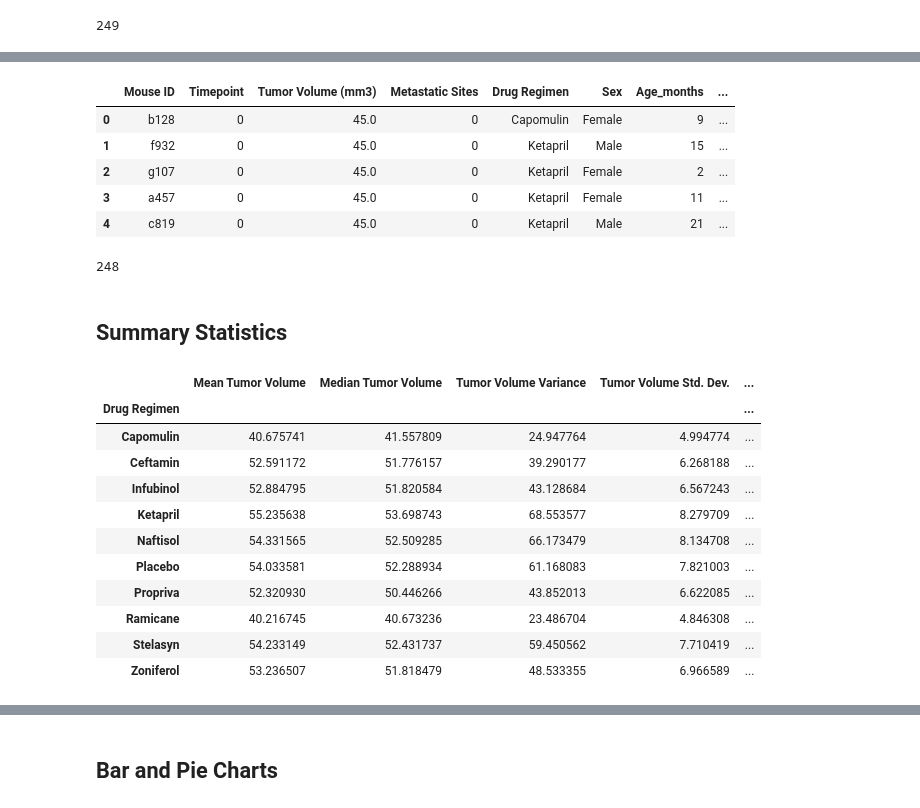
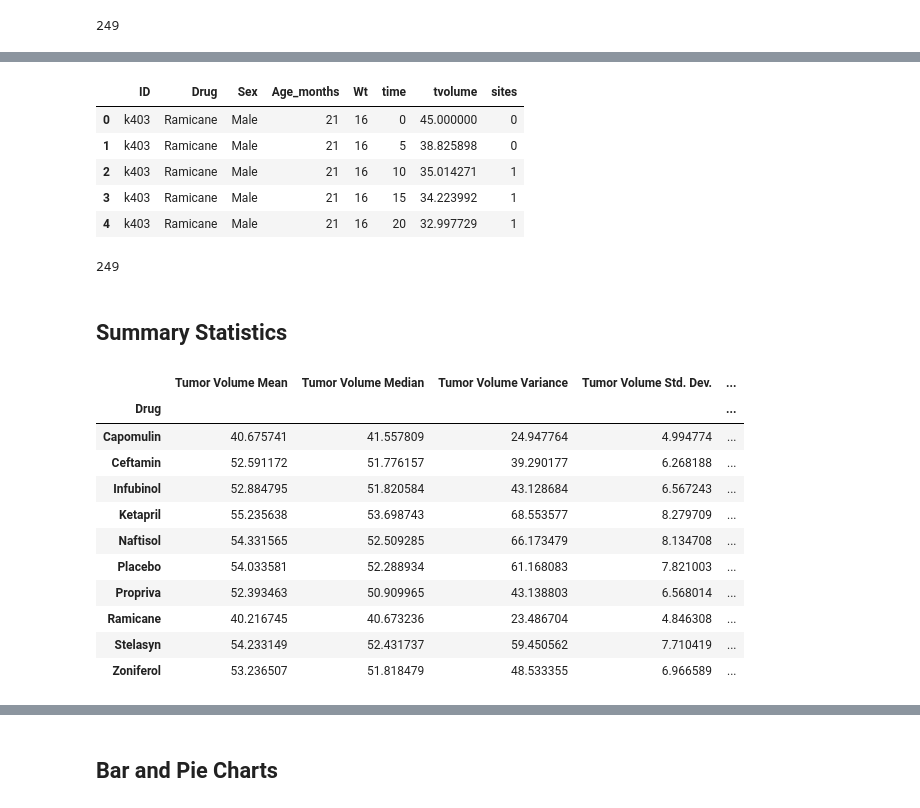
Before and after one commit to vgpass/matplotlib-challenge, a Jupyter notebook: Pymaceuticals/pymaceuticals_workingcopy.ipynb, the cells around one changed output, grey strips where cells are left out. Drawn from its saved outputs; the diff is of its cells as text; code cells hidden in the pictures.

```diff
--- a/Pymaceuticals/pymaceuticals_workingcopy.ipynb
+++ b/Pymaceuticals/pymaceuticals_workingcopy.ipynb
@@ -49,6 +44,7 @@ Index(['Mouse ID', 'Drug Regimen', 'Sex', 'Age_months', 'Weight (g)',
 # %%
 # Renaming comuns for ease of coding
 
-mouse_df = mouse_df.rename(columns = {'Mouse ID' : 'ID', 'Drug Regimen' : 'Drug', 'Weight (g)' : 'Wt', 'Timepoint' : 'time', 'Tumor Volume (mm3)': 'tvolume', 'Metastatic Sites' : 'sites'})
+mouse_df = mouse_df.rename(columns={'Mouse ID': 'ID', 'Drug Regimen': 'Drug', 'Weight (g)': 'Wt',
+                           'Timepoint': 'time', 'Tumor Volume (mm3)': 'tvolume', 'Metastatic Sites': 'sites'})
 mouse_df.columns
 # %% [output]
@@ -124,34 +133,50 @@ Name: Time, Length: 249, dtype: object
 # %%
 # Create a clean DataFrame by dropping the duplicate mouse by its ID.
+mouse_df_clean = mouse_df.drop_duplicates(subset=['ID', 'time'])
+mouse_df_clean.head()
 # %% [output]
-|  | Mouse ID | Timepoint | Tumor Volume (mm3) | Metastatic Sites | Drug Regimen | Sex | Age_months | ... |
-| 0 | b128 | 0 | 45.0 | 0 | Capomulin | Female | 9 | ... |
-| 1 | f932 | 0 | 45.0 | 0 | Ketapril | Male | 15 | ... |
-| 2 | g107 | 0 | 45.0 | 0 | Ketapril | Female | 2 | ... |
-| 3 | a457 | 0 | 45.0 | 0 | Ketapril | Female | 11 | ... |
-| 4 | c819 | 0 | 45.0 | 0 | Ketapril | Male | 21 | ... |
+|  | ID | Drug | Sex | Age_months | Wt | time | tvolume | sites |
+| 0 | k403 | Ramicane | Male | 21 | 16 | 0 | 45.000000 | 0 |
+| 1 | k403 | Ramicane | Male | 21 | 16 | 5 | 38.825898 | 0 |
+| 2 | k403 | Ramicane | Male | 21 | 16 | 10 | 35.014271 | 1 |
+| 3 | k403 | Ramicane | Male | 21 | 16 | 15 | 34.223992 | 1 |
+| 4 | k403 | Ramicane | Male | 21 | 16 | 20 | 32.997729 | 1 |
 # %%
 # Checking the number of mice in the clean DataFrame.
+mouse_df_clean.to_csv('mouse_clean.csv')
+mouse_df_clean['ID'].nunique()
 # %% [output]
-248
+249
 # %% [markdown]
 ## Summary Statistics
 # %%
 # Generate a summary statistics table of mean, median, variance, standard deviation, and SEM of the tumor volume for each regimen
-
+reg_mean = mouse_df_clean.groupby('Drug').mean()['tvolume']
+reg_med = mouse_df_clean.groupby('Drug').median()['tvolume']
+reg_var = mouse_df_clean.groupby('Drug').var()['tvolume']
+reg_std = mouse_df_clean.groupby('Drug').std()['tvolume']
+reg_sem = mouse_df_clean.groupby('Drug').sem()['tvolume']
+reg_med.head()
 # Use groupby and summary statistical methods to calculate the following properties of each drug regimen:
 # mean, median, variance, standard deviation, and SEM of the tumor volume.
 # Assemble the resulting series into a single summary DataFrame.
+summary_stats = pd.DataFrame({'Tumor Volume Mean':reg_mean,
+                              'Tumor Volume Median':reg_med,
+                              'Tumor Volume Variance':reg_var,
+                              'Tumor Volume Std. Dev.': reg_std,
+                              'Tumor Volume Std. Err.': reg_sem
+})
+summary_stats
 # %% [output]
-|  | Mean Tumor Volume | Median Tumor Volume | Tumor Volume Variance | Tumor Volume Std. Dev. | ... |
-| Drug Regimen |  |  |  |  | ... |
+|  | Tumor Volume Mean | Tumor Volume Median | Tumor Volume Variance | Tumor Volume Std. Dev. | ... |
+| Drug |  |  |  |  | ... |
 | Capomulin | 40.675741 | 41.557809 | 24.947764 | 4.994774 | ... |
 | Ceftamin | 52.591172 | 51.776157 | 39.290177 | 6.268188 | ... |
 | Infubinol | 52.884795 | 51.820584 | 43.128684 | 6.567243 | ... |
 | Ketapril | 55.235638 | 53.698743 | 68.553577 | 8.279709 | ... |
 | Naftisol | 54.331565 | 52.509285 | 66.173479 | 8.134708 | ... |
 | Placebo | 54.033581 | 52.288934 | 61.168083 | 7.821003 | ... |
-| Propriva | 52.320930 | 50.446266 | 43.852013 | 6.622085 | ... |
+| Propriva | 52.393463 | 50.909965 | 43.138803 | 6.568014 | ... |
 | Ramicane | 40.216745 | 40.673236 | 23.486704 | 4.846308 | ... |
 | Stelasyn | 54.233149 | 52.431737 | 59.450562 | 7.710419 | ... |
 | Zoniferol | 53.236507 | 51.818479 | 48.533355 | 6.966589 | ... |
```
Also changed, not shown: parts of 20 cells of this notebook.
